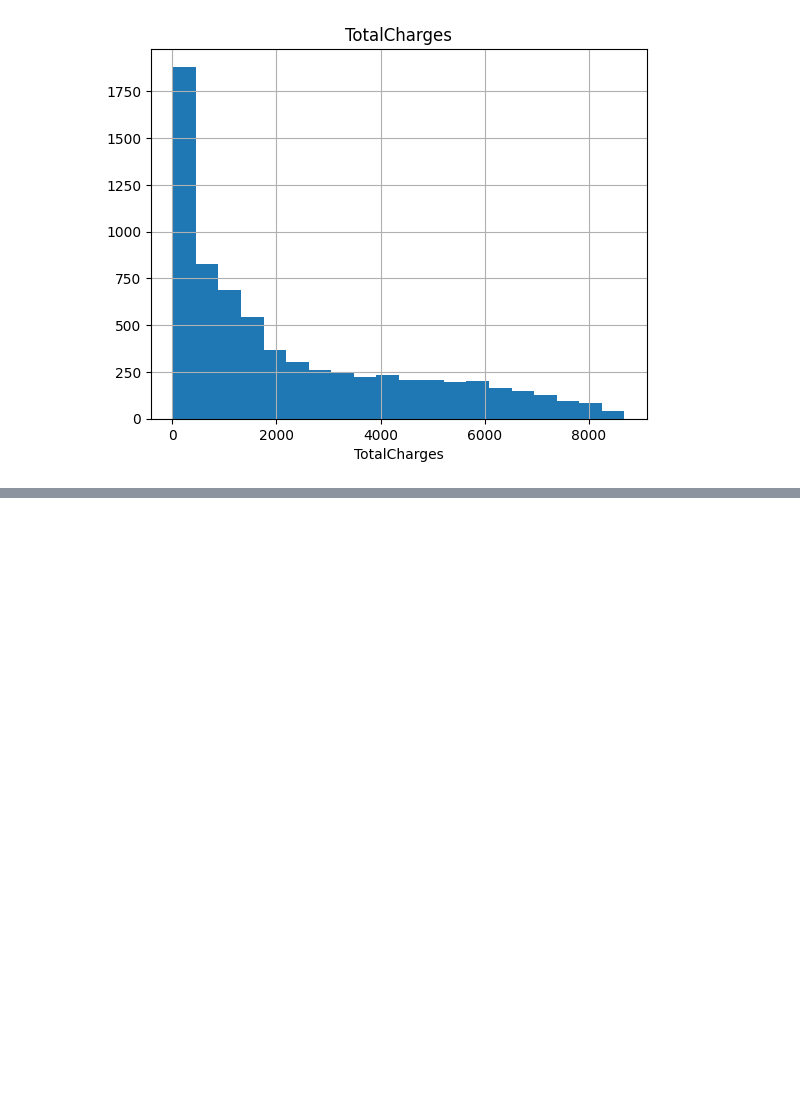
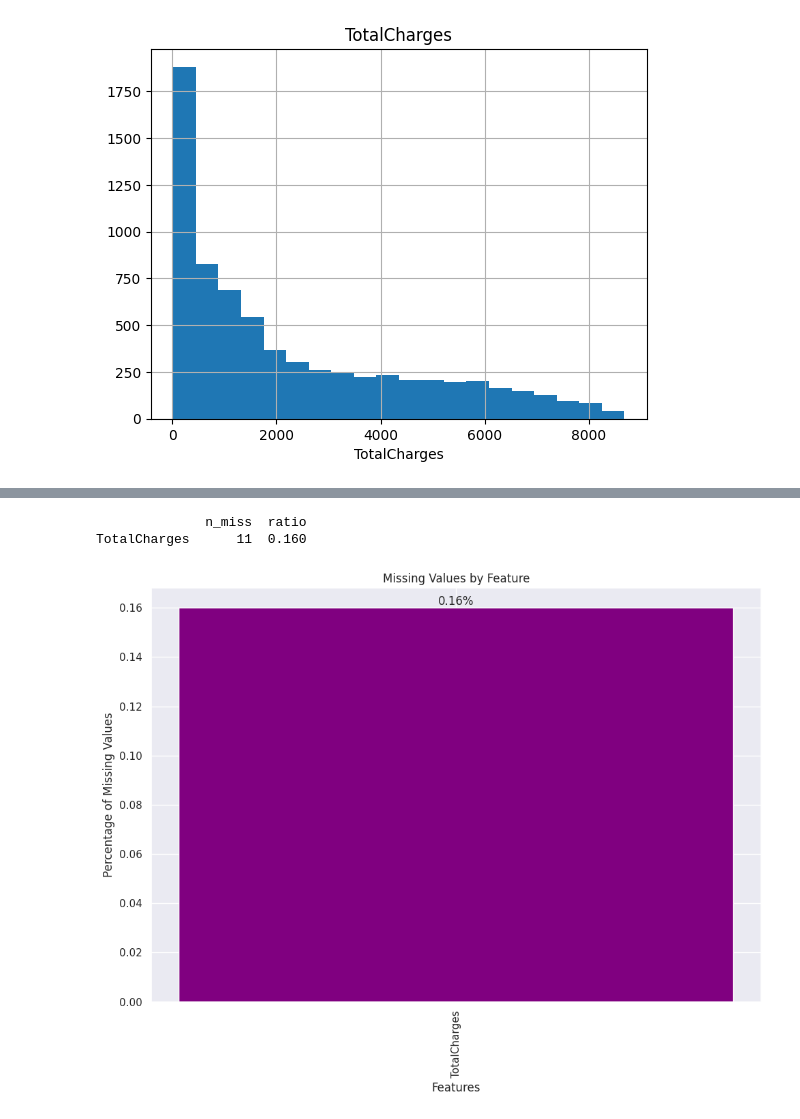
Before and after one commit to mrusamarasheed9/final-project, a Jupyter notebook: tcchurn.ipynb, the cells around one changed output, grey strips where cells are left out. Saved outputs shown, nothing was run; the diff lists cells and outputs as text; code cells hidden in the pictures; blank space fills up the shorter version.

```diff
--- a/tcchurn.ipynb
+++ b/tcchurn.ipynb
@@ -578,0 +571,49 @@ ValueError: could not convert string to float: '7590-VHVEG'
+# %%
+import numpy as np
+import pandas as pd
+import matplotlib.pyplot as plt
+
+def missing_values_table(dataframe, na_name=False, plot=False):
+    # Identify columns with missing values
+    na_columns = [col for col in dataframe.columns if dataframe[col].isnull().sum() > 0]
+
+    # Count of missing values per column, sorted in descending order
+    n_miss = dataframe[na_columns].isnull().sum().sort_values(ascending=False)
+
+    # Percentage of missing values per column
+    ratio = (dataframe[na_columns].isnull().sum() / dataframe.shape[0] * 100).sort_values(ascending=False)
+
+    # Create a summary DataFrame for missing values
+    missing_df = pd.concat([n_miss, np.round(ratio, 2)], axis=1, keys=['n_miss', 'ratio'])
+
+    # Print the missing values summary
+    print(missing_df, end="\n")
+
+    # If plot=True, generate a bar chart of missing values
+    if plot:
+        plt.figure(figsize=(10, 8))  # Set figure size
+        bars = plt.bar(missing_df.index, missing_df['ratio'], color='purple')  # Create bars
+
+        # Add labels and title
+        plt.xlabel('Features')
+        plt.ylabel('Percentage of Missing Values')
+        plt.title('Missing Values by Feature')
+
+        # Annotate bars with missing percentage values
+        for bar in bars:
+            yval = bar.get_height()
+            plt.text(bar.get_x() + bar.get_width() / 2, yval, f'{yval:.2f}%', ha='center', va='bottom')
+
+        plt.xticks(rotation=90)  # Rotate x-axis labels for better readability
+        plt.tight_layout()  # Adjust layout for better fit
+        plt.show(block=True)  # Display the plot
+
+    # If na_name=True, return the list of columns with missing values
+    if na_name:
+        return na_columns
+# %%
+na_columns = missing_values_table(df, na_name=True, plot=True)
+# %% [output]
+              n_miss  ratio
+TotalCharges      11  0.160
+[figure, added]
```
Also changed, not shown: parts of 27 cells of this notebook.
